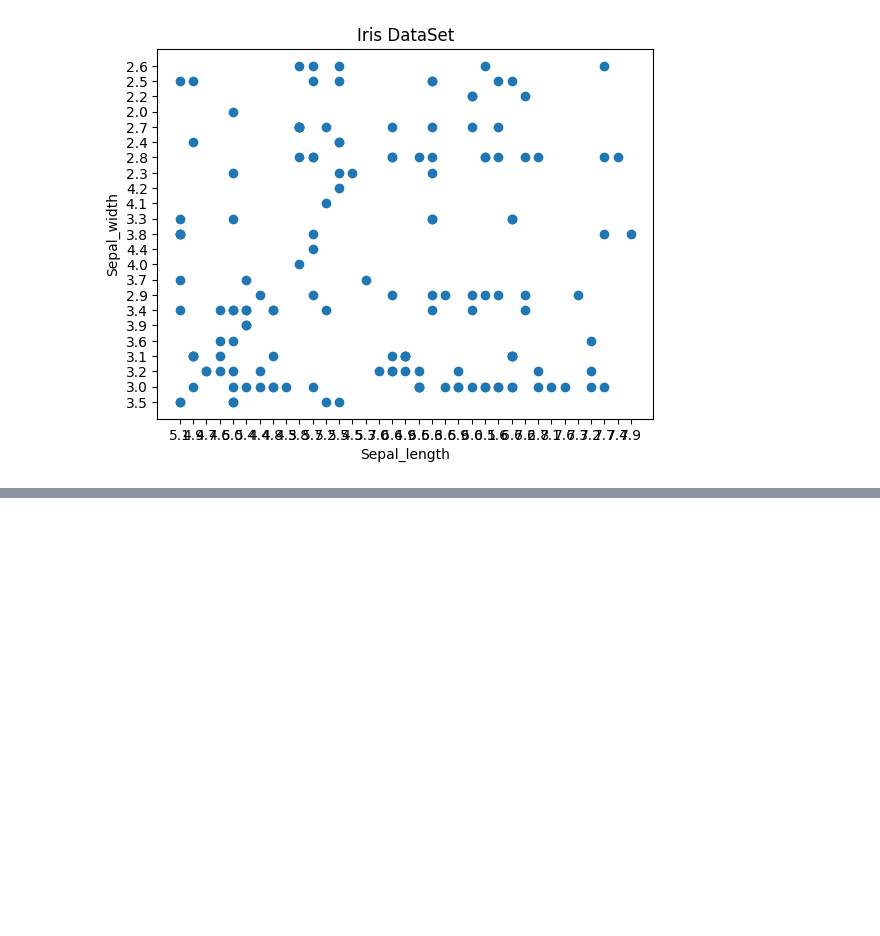
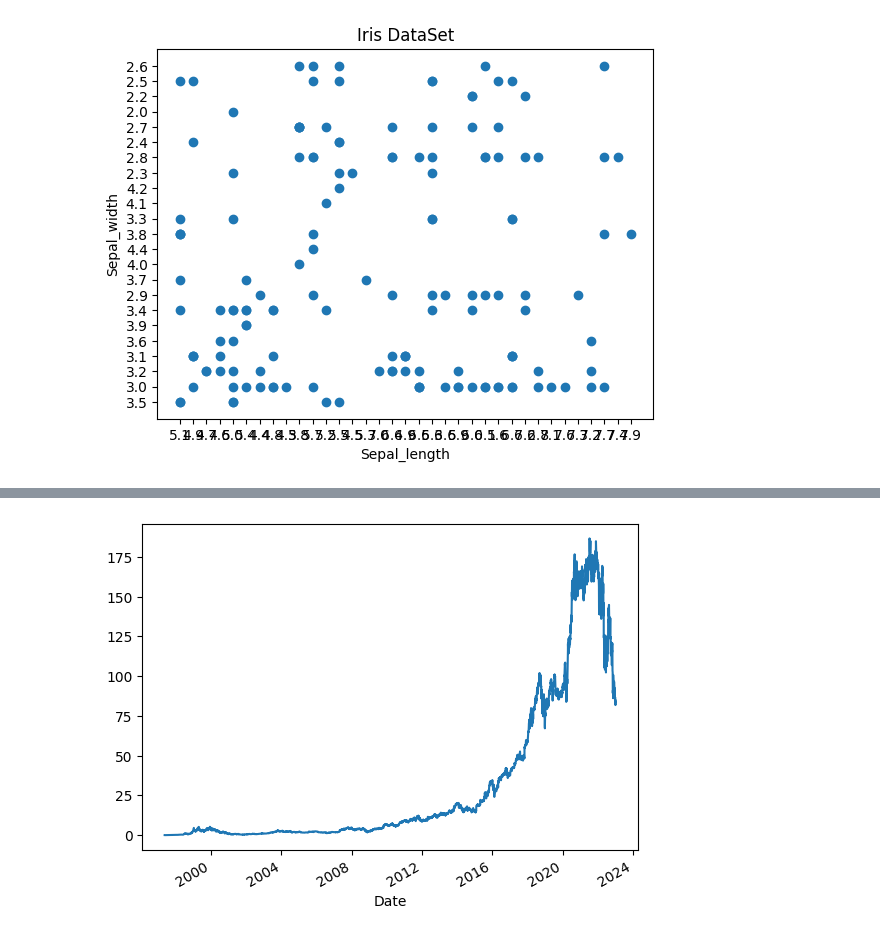
Before and after one commit to sonam-niit/Python-Fintech, a Jupyter notebook: Session7/DataVisualization.ipynb, the cells around one changed output, grey strips where cells are left out. Saved outputs shown, nothing was run; the diff lists cells and outputs as text; code cells hidden in the pictures; blank space fills up the shorter version.

```diff
--- a/Session7/DataVisualization.ipynb
+++ b/Session7/DataVisualization.ipynb
@@ -37,0 +69,14 @@ plt.show()
+# %%
+import yfinance as yf
+
+#set the start date and end date
+start_date='1990-01-01'
+end_date='2022-12-31'
+
+#set ticker
+ticker='AMZN'
+
+#get Data
+data= yf.download(ticker,start_date,end_date)
+
+data.tail()
@@ -37,0 +92,5 @@ plt.show()
+# %%
+data['Adj Close'].plot()
+plt.show()
+# %% [output]
+[figure, added]
```
Also changed, not shown: parts of 9 cells of this notebook.
